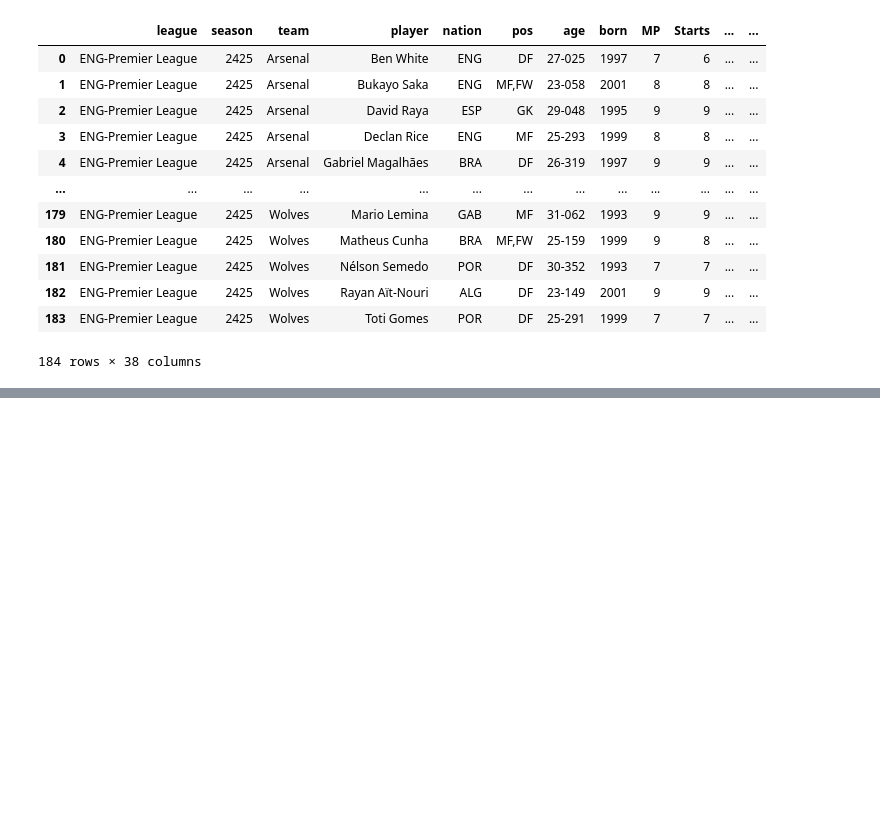
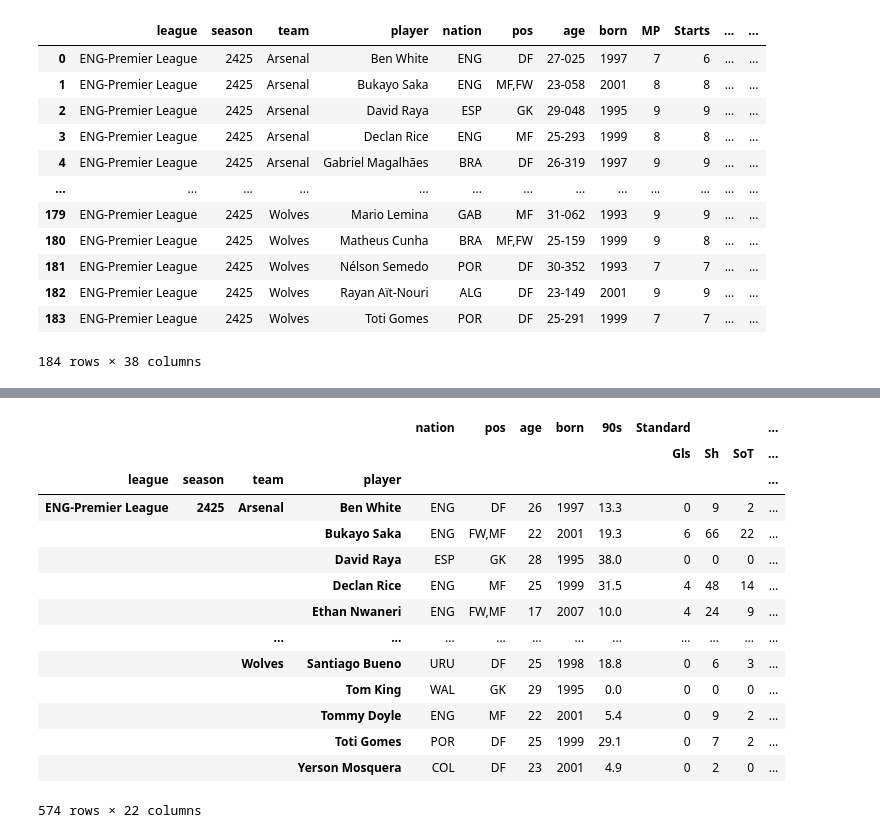
Before and after one commit to jasminex21/spurs_transfer_scout, a Jupyter notebook: testing/01_v2.ipynb, the cells around one changed output, grey strips where cells are left out. Drawn from its saved outputs; the diff is of its cells as text; code cells hidden in the pictures; blank space fills up the shorter version.

Commit message:
determining relevant stats per position

```diff
--- a/testing/01_v2.ipynb
+++ b/testing/01_v2.ipynb
@@ -322,0 +387,18 @@ full_player_stats.to_csv("PL2425_500min_player_stats.csv")
+# %%
+FBREF.read_player_season_stats(stat_type="shooting")
+# %% [output]
+|  |  |  |  | nation | pos | age | born | 90s | Standard |  |  | ... |
+|  |  |  |  |  |  |  |  |  | Gls | Sh | SoT | ... |
+| league | season | team | player |  |  |  |  |  |  |  |  | ... |
+| ENG-Premier League | 2425 | Arsenal | Ben White | ENG | DF | 26 | 1997 | 13.3 | 0 | 9 | 2 | ... |
+|  |  |  | Bukayo Saka | ENG | FW,MF | 22 | 2001 | 19.3 | 6 | 66 | 22 | ... |
+|  |  |  | David Raya | ESP | GK | 28 | 1995 | 38.0 | 0 | 0 | 0 | ... |
+|  |  |  | Declan Rice | ENG | MF | 25 | 1999 | 31.5 | 4 | 48 | 14 | ... |
+|  |  |  | Ethan Nwaneri | ENG | FW,MF | 17 | 2007 | 10.0 | 4 | 24 | 9 | ... |
+|  |  | ... | ... | ... | ... | ... | ... | ... | ... | ... | ... | ... |
+|  |  | Wolves | Santiago Bueno | URU | DF | 25 | 1998 | 18.8 | 0 | 6 | 3 | ... |
+|  |  |  | Tom King | WAL | GK | 29 | 1995 | 0.0 | 0 | 0 | 0 | ... |
+|  |  |  | Tommy Doyle | ENG | MF | 22 | 2001 | 5.4 | 0 | 9 | 2 | ... |
+|  |  |  | Toti Gomes | POR | DF | 25 | 1999 | 29.1 | 0 | 7 | 2 | ... |
+|  |  |  | Yerson Mosquera | COL | DF | 23 | 2001 | 4.9 | 0 | 2 | 0 | ... |
+574 rows × 22 columns
```
Also changed, not shown: parts of 8 cells of this notebook, 1 other file.
